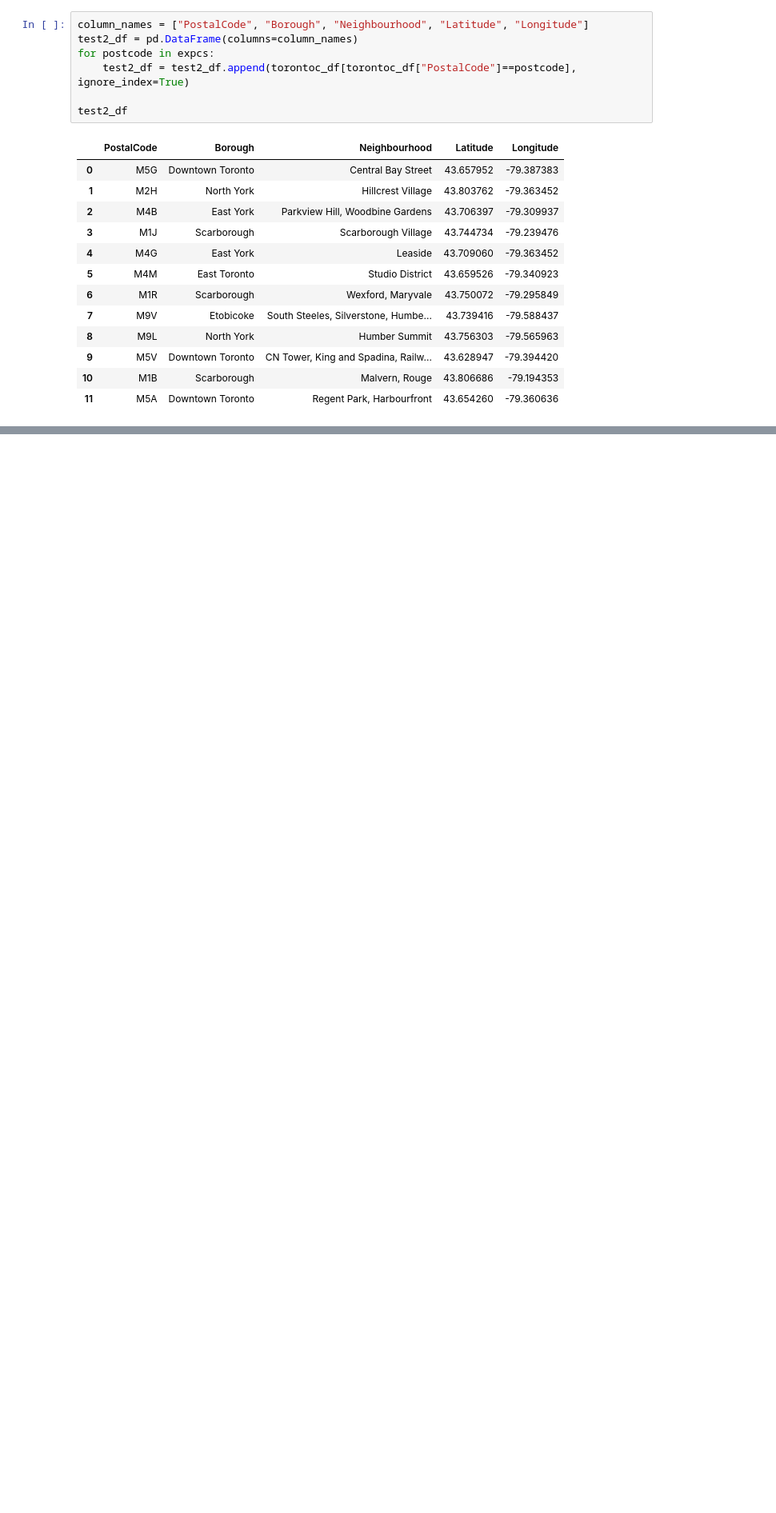
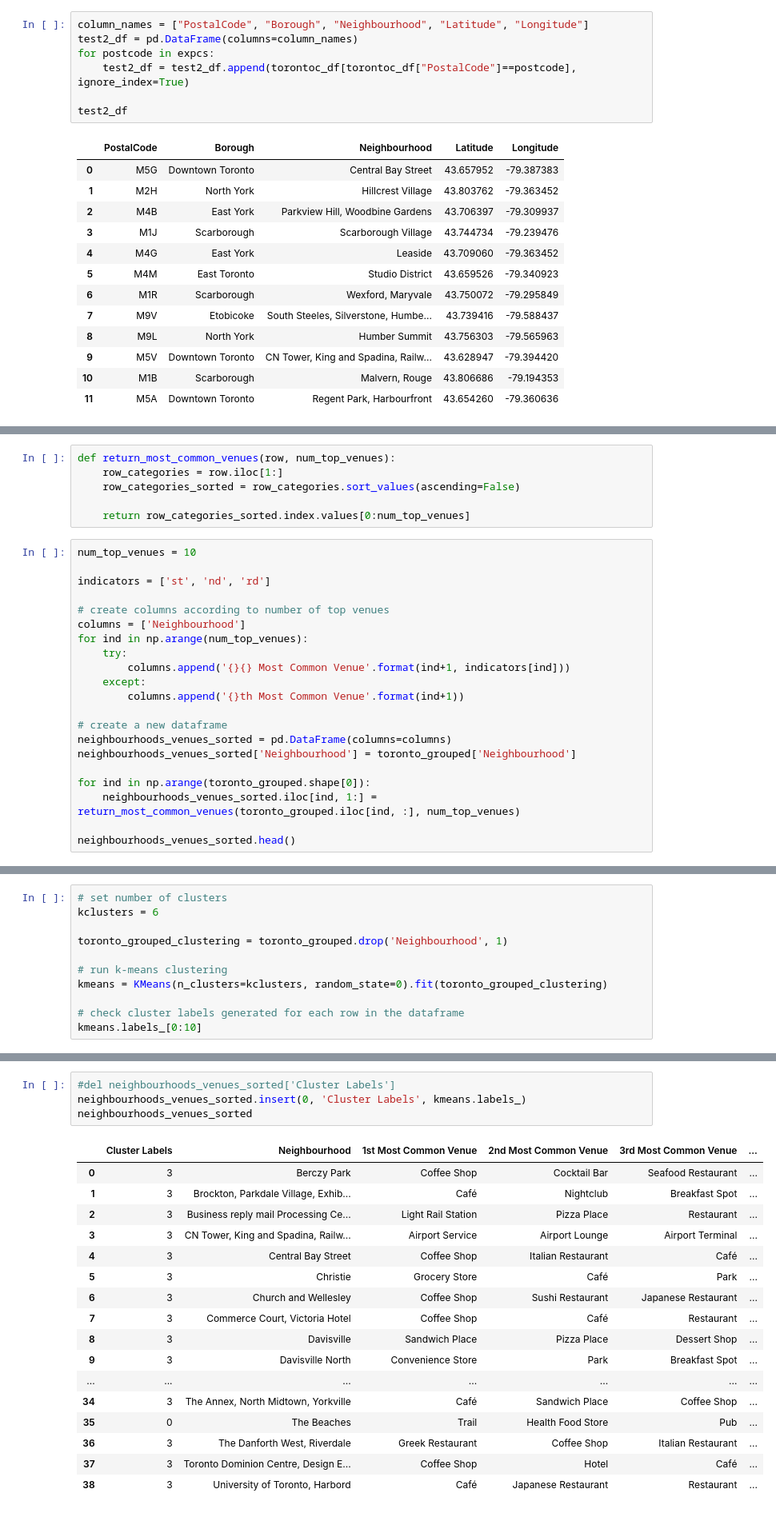
Before and after one commit to Carrank/Coursera_Capstone, a Jupyter notebook: Coursera_Capstone.ipynb, the cells around one changed output, grey strips where cells are left out. Shown: that part at 80% size. Cells and saved outputs as stored; diff of their text form; blank space fills up the shorter version.

```diff
--- a/Coursera_Capstone.ipynb
+++ b/Coursera_Capstone.ipynb
@@ -182,0 +500,27 @@ test2_df
+# %%
+def return_most_common_venues(row, num_top_venues):
+    row_categories = row.iloc[1:]
+    row_categories_sorted = row_categories.sort_values(ascending=False)
+
+    return row_categories_sorted.index.values[0:num_top_venues]
+# %%
+num_top_venues = 10
+
+indicators = ['st', 'nd', 'rd']
+
+# create columns according to number of top venues
+columns = ['Neighbourhood']
+for ind in np.arange(num_top_venues):
+    try:
+        columns.append('{}{} Most Common Venue'.format(ind+1, indicators[ind]))
+    except:
+        columns.append('{}th Most Common Venue'.format(ind+1))
+
+# create a new dataframe
+neighbourhoods_venues_sorted = pd.DataFrame(columns=columns)
+neighbourhoods_venues_sorted['Neighbourhood'] = toronto_grouped['Neighbourhood']
+
+for ind in np.arange(toronto_grouped.shape[0]):
+    neighbourhoods_venues_sorted.iloc[ind, 1:] = return_most_common_venues(toronto_grouped.iloc[ind, :], num_top_venues)
+
+neighbourhoods_venues_sorted.head()
@@ -182,0 +534,11 @@ test2_df
+# %%
+# set number of clusters
+kclusters = 6
+
+toronto_grouped_clustering = toronto_grouped.drop('Neighbourhood', 1)
+
+# run k-means clustering
+kmeans = KMeans(n_clusters=kclusters, random_state=0).fit(toronto_grouped_clustering)
+
+# check cluster labels generated for each row in the dataframe
+kmeans.labels_[0:10]
@@ -182,0 +547,22 @@ test2_df
+# %%
+#del neighbourhoods_venues_sorted['Cluster Labels']
+neighbourhoods_venues_sorted.insert(0, 'Cluster Labels', kmeans.labels_)
+neighbourhoods_venues_sorted
+# %% [output]
+|  | Cluster Labels | Neighbourhood | 1st Most Common Venue | 2nd Most Common Venue | 3rd Most Common Venue | ... |
+| 0 | 3 | Berczy Park | Coffee Shop | Cocktail Bar | Seafood Restaurant | ... |
+| 1 | 3 | Brockton, Parkdale Village, Exhib... | Café | Nightclub | Breakfast Spot | ... |
+| 2 | 3 | Business reply mail Processing Ce... | Light Rail Station | Pizza Place | Restaurant | ... |
+| 3 | 3 | CN Tower, King and Spadina, Railw... | Airport Service | Airport Lounge | Airport Terminal | ... |
+| 4 | 3 | Central Bay Street | Coffee Shop | Italian Restaurant | Café | ... |
+| 5 | 3 | Christie | Grocery Store | Café | Park | ... |
+| 6 | 3 | Church and Wellesley | Coffee Shop | Sushi Restaurant | Japanese Restaurant | ... |
+| 7 | 3 | Commerce Court, Victoria Hotel | Coffee Shop | Café | Restaurant | ... |
+| 8 | 3 | Davisville | Sandwich Place | Pizza Place | Dessert Shop | ... |
+| 9 | 3 | Davisville North | Convenience Store | Park | Breakfast Spot | ... |
+| ... | ... | ... | ... | ... | ... | ... |
+| 34 | 3 | The Annex, North Midtown, Yorkville | Café | Sandwich Place | Coffee Shop | ... |
+| 35 | 0 | The Beaches | Trail | Health Food Store | Pub | ... |
+| 36 | 3 | The Danforth West, Riverdale | Greek Restaurant | Coffee Shop | Italian Restaurant | ... |
+| 37 | 3 | Toronto Dominion Centre, Design E... | Coffee Shop | Hotel | Café | ... |
+| 38 | 3 | University of Toronto, Harbord | Café | Japanese Restaurant | Restaurant | ... |
```
Also changed, not shown: parts of 35 cells of this notebook.
